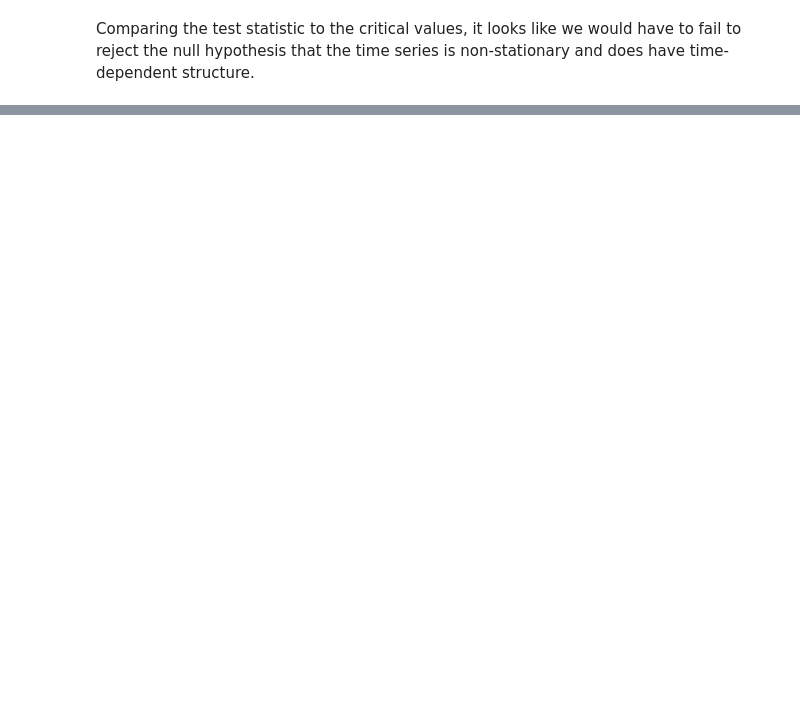
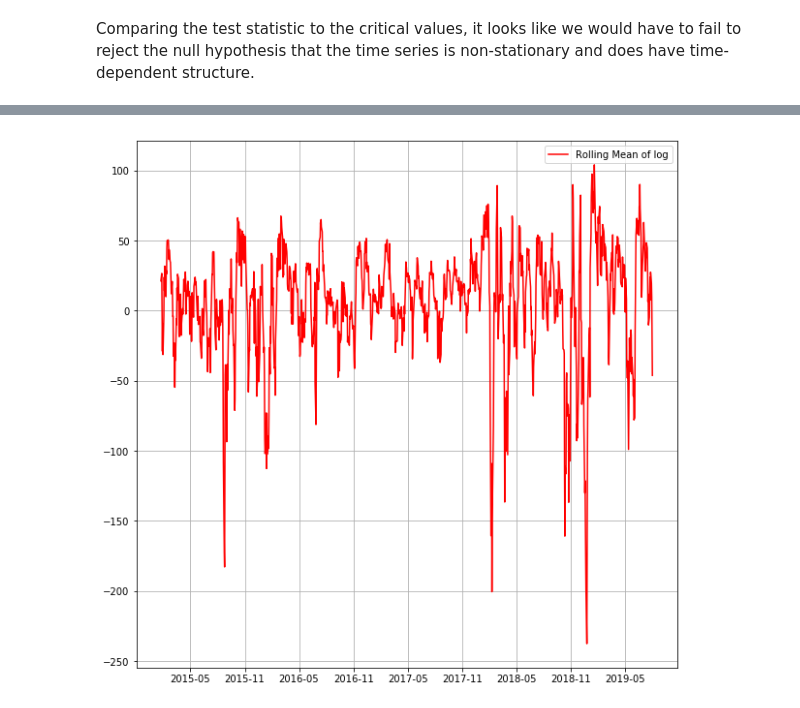
Before and after one commit to aameyapats/Time-Series-An-alysis, a Jupyter notebook: scraping practice.ipynb, the cells around one changed output, grey strips where cells are left out. Drawn from its saved outputs; the diff is of its cells as text; code cells hidden in the pictures; blank space fills up the shorter version.

```diff
--- a/scraping practice.ipynb
+++ b/scraping practice.ipynb
@@ -241,0 +307,13 @@ Comparing the test statistic to the critical values, it looks like we would have
+# %%
+#ROlling mean of Log data
+
+log_rolling_mean=pd.Series.rolling(rate_data_log,window=10,center=False).mean()
+plt.rcParams["figure.figsize"] = fig_size
+log_rolmean_diff=rate_data_log-log_rolling_mean
+log_rmean_diff= plt.plot(rolling_mean_diff, color='red', label='Rolling Mean of log')
+plt.legend(loc='best')
+plt.grid()
+plt.show()
+log_rolmean_diff.dropna(inplace=True)
+# %% [output]
+[figure, added]
```
Also changed, not shown: parts of 33 cells of this notebook.
